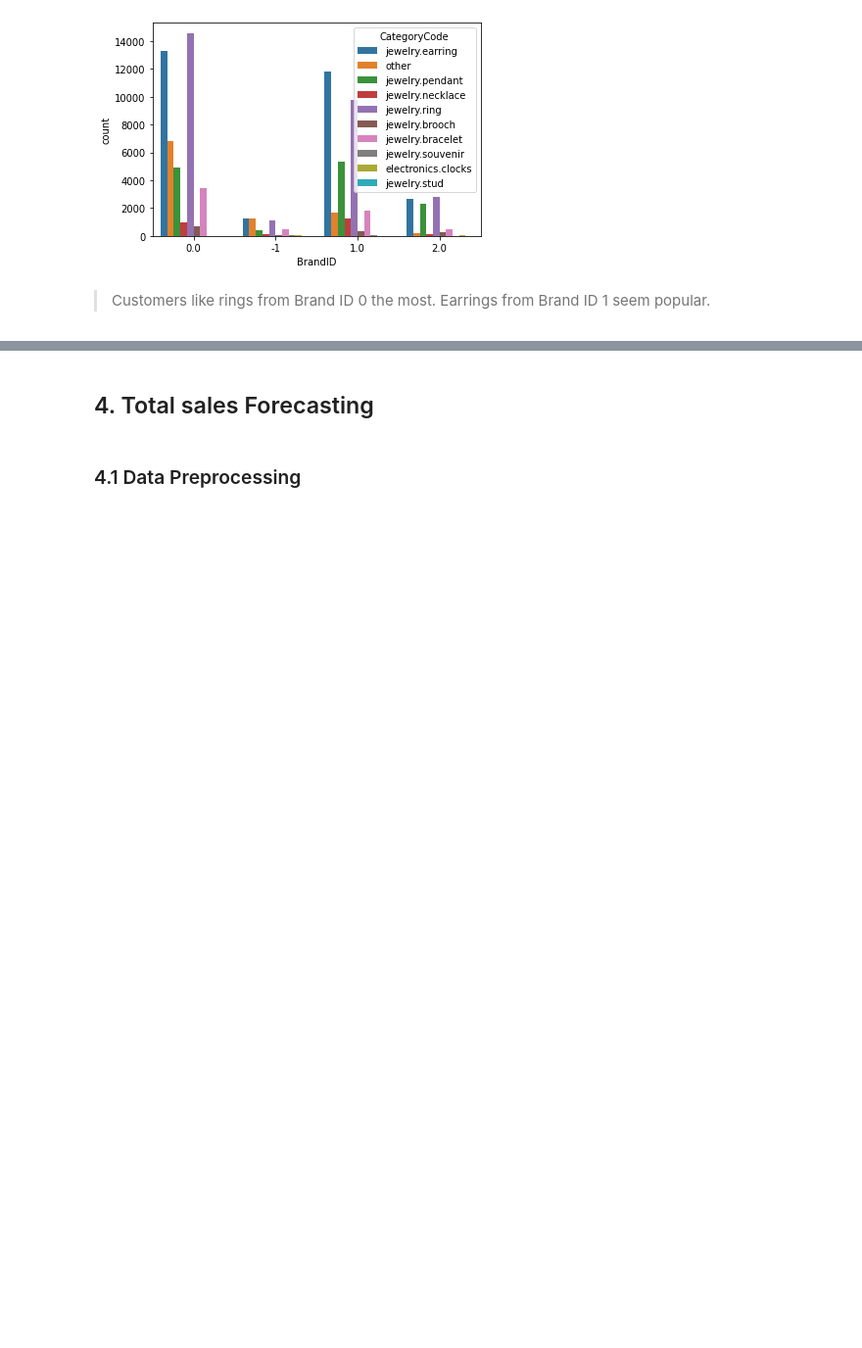
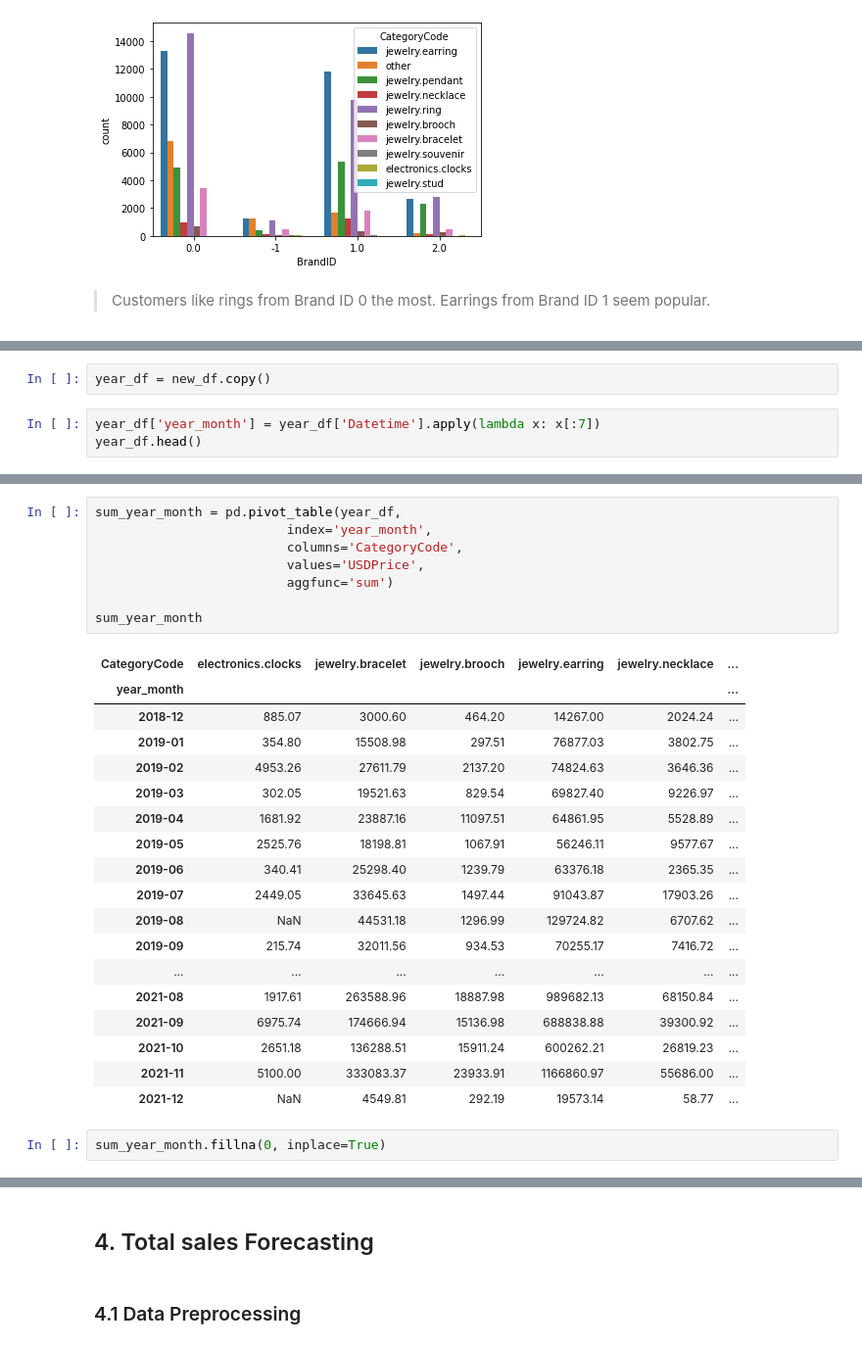
Before and after one commit to risa1796/-A-Study-of-Customers-Insurance-Charges, a Jupyter notebook: E_Commerce_Jewelry.ipynb, the cells around one changed output, grey strips where cells are left out. Shown at 98% size. Drawn from its saved outputs; the diff is of its cells as text; blank space fills up the shorter version.

```diff
--- a/E_Commerce_Jewelry.ipynb
+++ b/E_Commerce_Jewelry.ipynb
@@ -389,0 +392,5 @@ sns.countplot(x ='BrandID', hue = "CategoryCode", data = new_df[new_df['BrandID'
+# %%
+year_df = new_df.copy()
+# %%
+year_df['year_month'] = year_df['Datetime'].apply(lambda x: x[:7])
+year_df.head()
@@ -389,0 +404,29 @@ sns.countplot(x ='BrandID', hue = "CategoryCode", data = new_df[new_df['BrandID'
+# %%
+sum_year_month = pd.pivot_table(year_df,
+                         index='year_month',
+                         columns='CategoryCode',
+                         values='USDPrice',
+                         aggfunc='sum')
+
+sum_year_month
+# %% [output]
+| CategoryCode | electronics.clocks | jewelry.bracelet | jewelry.brooch | jewelry.earring | jewelry.necklace | ... |
+| year_month |  |  |  |  |  | ... |
+| 2018-12 | 885.07 | 3000.60 | 464.20 | 14267.00 | 2024.24 | ... |
+| 2019-01 | 354.80 | 15508.98 | 297.51 | 76877.03 | 3802.75 | ... |
+| 2019-02 | 4953.26 | 27611.79 | 2137.20 | 74824.63 | 3646.36 | ... |
+| 2019-03 | 302.05 | 19521.63 | 829.54 | 69827.40 | 9226.97 | ... |
+| 2019-04 | 1681.92 | 23887.16 | 11097.51 | 64861.95 | 5528.89 | ... |
+| 2019-05 | 2525.76 | 18198.81 | 1067.91 | 56246.11 | 9577.67 | ... |
+| 2019-06 | 340.41 | 25298.40 | 1239.79 | 63376.18 | 2365.35 | ... |
+| 2019-07 | 2449.05 | 33645.63 | 1497.44 | 91043.87 | 17903.26 | ... |
+| 2019-08 | NaN | 44531.18 | 1296.99 | 129724.82 | 6707.62 | ... |
+| 2019-09 | 215.74 | 32011.56 | 934.53 | 70255.17 | 7416.72 | ... |
+| ... | ... | ... | ... | ... | ... | ... |
+| 2021-08 | 1917.61 | 263588.96 | 18887.98 | 989682.13 | 68150.84 | ... |
+| 2021-09 | 6975.74 | 174666.94 | 15136.98 | 688838.88 | 39300.92 | ... |
+| 2021-10 | 2651.18 | 136288.51 | 15911.24 | 600262.21 | 26819.23 | ... |
+| 2021-11 | 5100.00 | 333083.37 | 23933.91 | 1166860.97 | 55686.00 | ... |
+| 2021-12 | NaN | 4549.81 | 292.19 | 19573.14 | 58.77 | ... |
+# %%
+sum_year_month.fillna(0, inplace=True)
```
Also changed, not shown: parts of 7 cells of this notebook.
